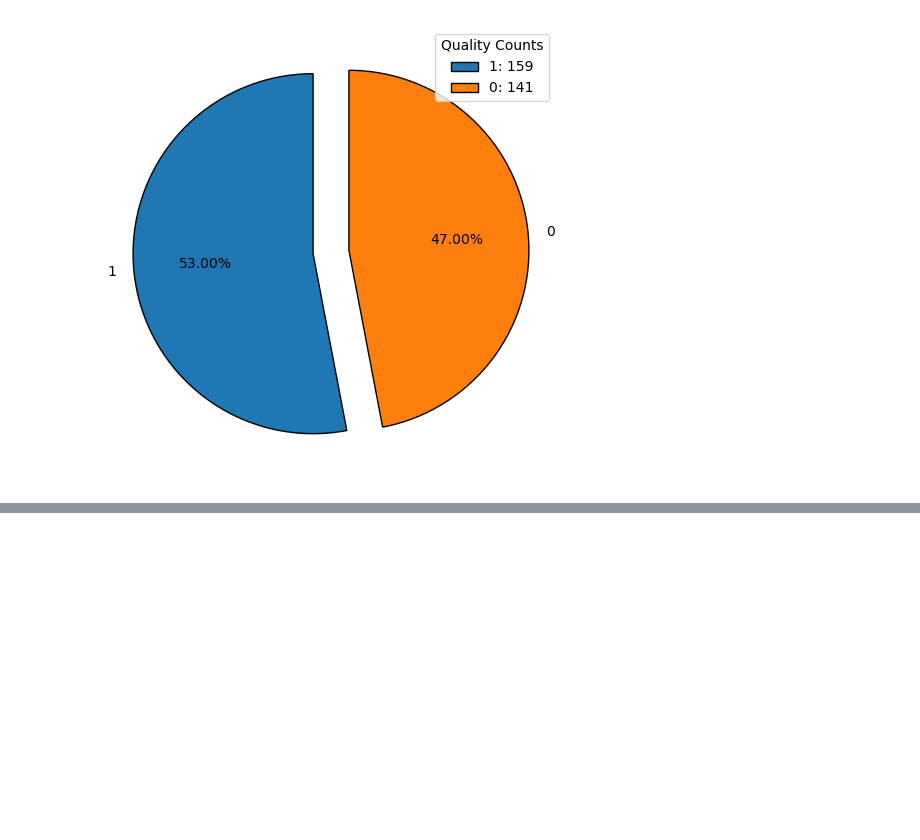
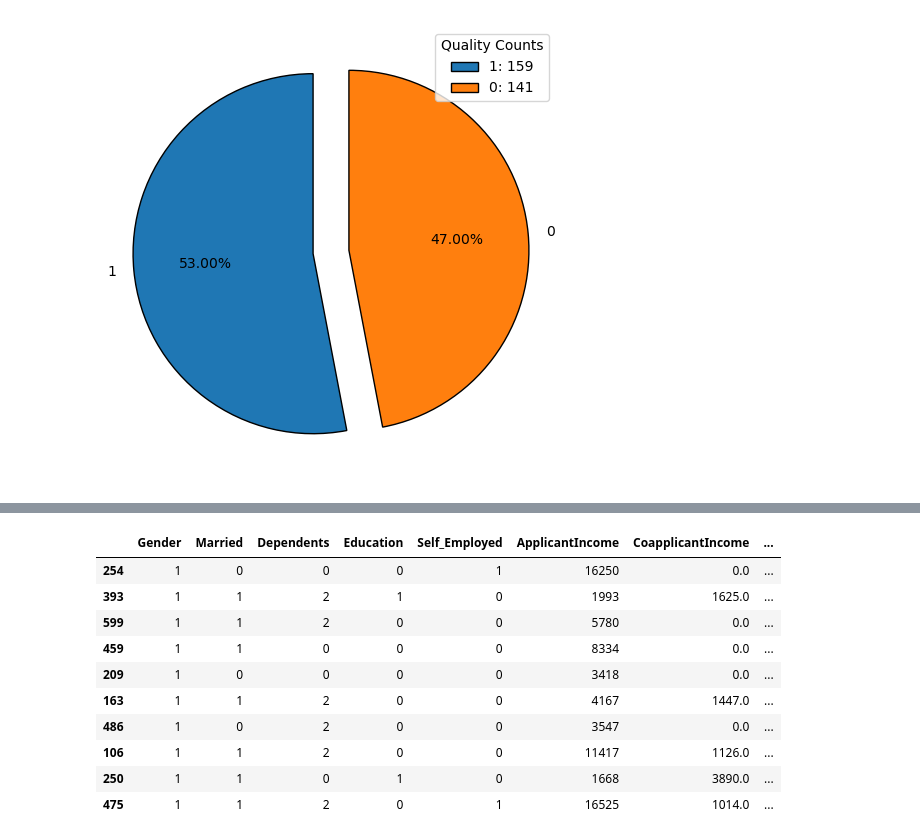
Before and after one commit to david-inf/SGD-and-LS, a Jupyter notebook: py/datasets/prepare_datasets.ipynb, the cells around one changed output, grey strips where cells are left out. Saved outputs shown, nothing was run; the diff lists cells and outputs as text; code cells hidden in the pictures; blank space fills up the shorter version.

```diff
--- a/py/datasets/prepare_datasets.ipynb
+++ b/py/datasets/prepare_datasets.ipynb
@@ -225,0 +228,3 @@ y_train.to_csv("hr_score/hr_y_test.csv", index=False)
+# %%
+df = pd.read_csv("loan_data/loan_data.csv")
+display(df.head(2), df.sample(2), df.tail(2))
@@ -225,0 +241,26 @@ y_train.to_csv("hr_score/hr_y_test.csv", index=False)
+# %%
+df = df.drop(columns={"Loan_ID"})
+df = df.dropna()
+# %%
+from sklearn.preprocessing import LabelEncoder
+
+le = LabelEncoder()
+
+for i in range(0,5):
+    df.iloc[:,i] = le.fit_transform(df.iloc[:,i])
+df.iloc[:,10] = le.fit_transform(df.iloc[:,10])
+df.iloc[:,-1] = le.fit_transform(df.iloc[:,-1])
+
+df.sample(10)
+# %% [output]
+|  | Gender | Married | Dependents | Education | Self_Employed | ApplicantIncome | CoapplicantIncome | ... |
+| 254 | 1 | 0 | 0 | 0 | 1 | 16250 | 0.0 | ... |
+| 393 | 1 | 1 | 2 | 1 | 0 | 1993 | 1625.0 | ... |
+| 599 | 1 | 1 | 2 | 0 | 0 | 5780 | 0.0 | ... |
+| 459 | 1 | 1 | 0 | 0 | 0 | 8334 | 0.0 | ... |
+| 209 | 1 | 0 | 0 | 0 | 0 | 3418 | 0.0 | ... |
+| 163 | 1 | 1 | 2 | 0 | 0 | 4167 | 1447.0 | ... |
+| 486 | 1 | 0 | 2 | 0 | 0 | 3547 | 0.0 | ... |
+| 106 | 1 | 1 | 2 | 0 | 0 | 11417 | 1126.0 | ... |
+| 250 | 1 | 1 | 0 | 1 | 0 | 1668 | 3890.0 | ... |
+| 475 | 1 | 1 | 2 | 0 | 1 | 16525 | 1014.0 | ... |
```
Also changed, not shown: parts of 14 cells of this notebook, 7 other files.
